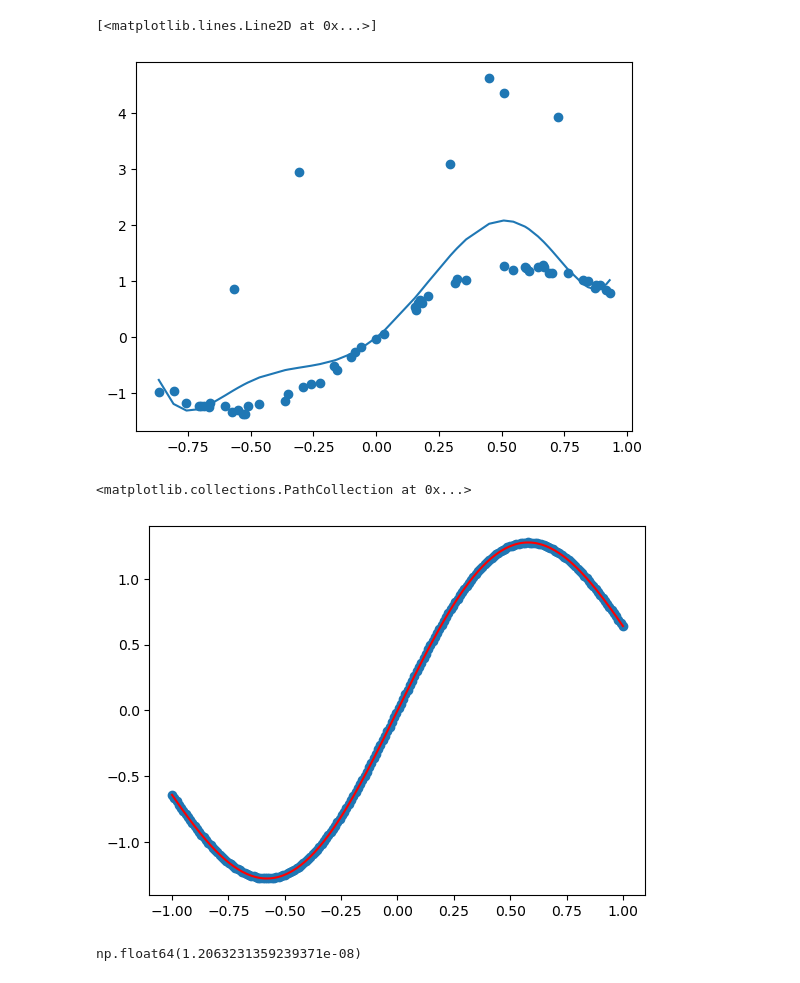
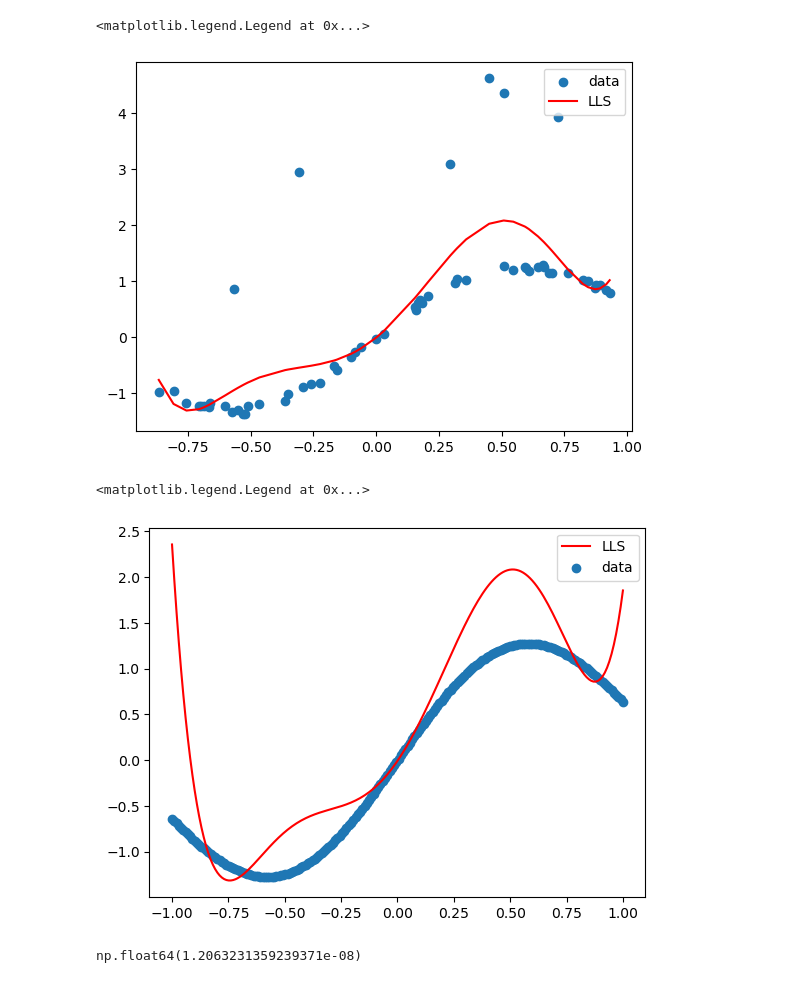
Before and after one commit to db423/Optimisation, a Jupyter notebook: Optimisation_coursework/cw.ipynb, the cells around one changed output. Drawn from its saved outputs; the diff is of its cells as text; code cells hidden in the pictures.

```diff
--- a/Optimisation_coursework/cw.ipynb
+++ b/Optimisation_coursework/cw.ipynb
@@ -33,23 +33,25 @@ for i in range(m):
 # %%
 theta_ls = np.linalg.inv(A.T @ A) @ A.T @ b
 # %%
-plt.scatter(x, b)
-plt.plot(x, A@theta_ls)
+plt.scatter(x, b, label = 'data')
+plt.plot(x, A@theta_ls, color = 'red' ,label = 'LLS')
+plt.legend()
 # %% [output]
-[<matplotlib.lines.Line2D at 0x...>]
+<matplotlib.legend.Legend at 0x...>
-[figure, old version]
+[figure, new version]
 # %%
 x2, b2 = validation[:, 0], validation[:, 1]
 A2 = np.zeros((200,8))
 for i in range(200):
     A2[i, :] = legendre(x2[i], n)
 
 theta_2 = np.linalg.inv(A2.T @ A2) @ A2.T @ b2
-plt.plot(x2, A2@theta_2, color = 'red')
-plt.scatter(x2, b2)
+plt.plot(x2, A2@theta_ls, color = 'red', label = 'LLS')
+plt.scatter(x2, b2, label = 'data')
+plt.legend()
 # %% [output]
-<matplotlib.collections.PathCollection at 0x...>
+<matplotlib.legend.Legend at 0x...>
-[figure, old version]
+[figure, new version]
 # %%
 validation_error = 0
 V = A2 @ theta_2
```
Also changed, not shown: parts of 7 cells of this notebook, 1 other file.
